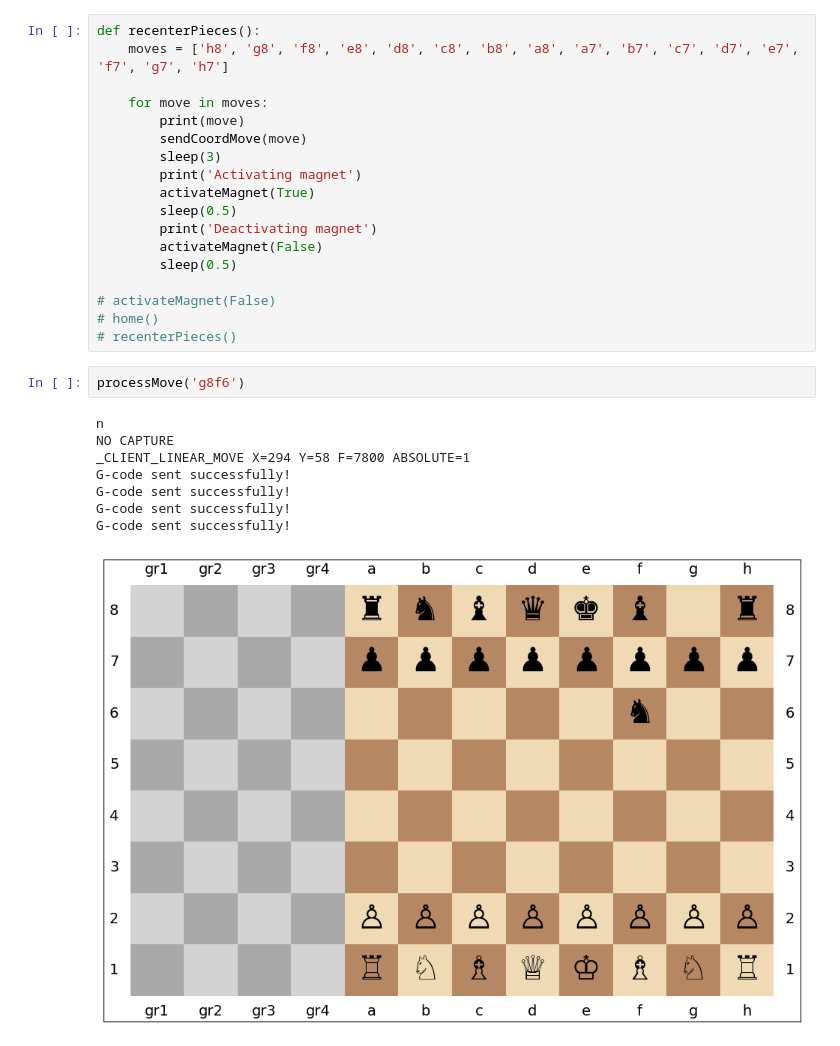
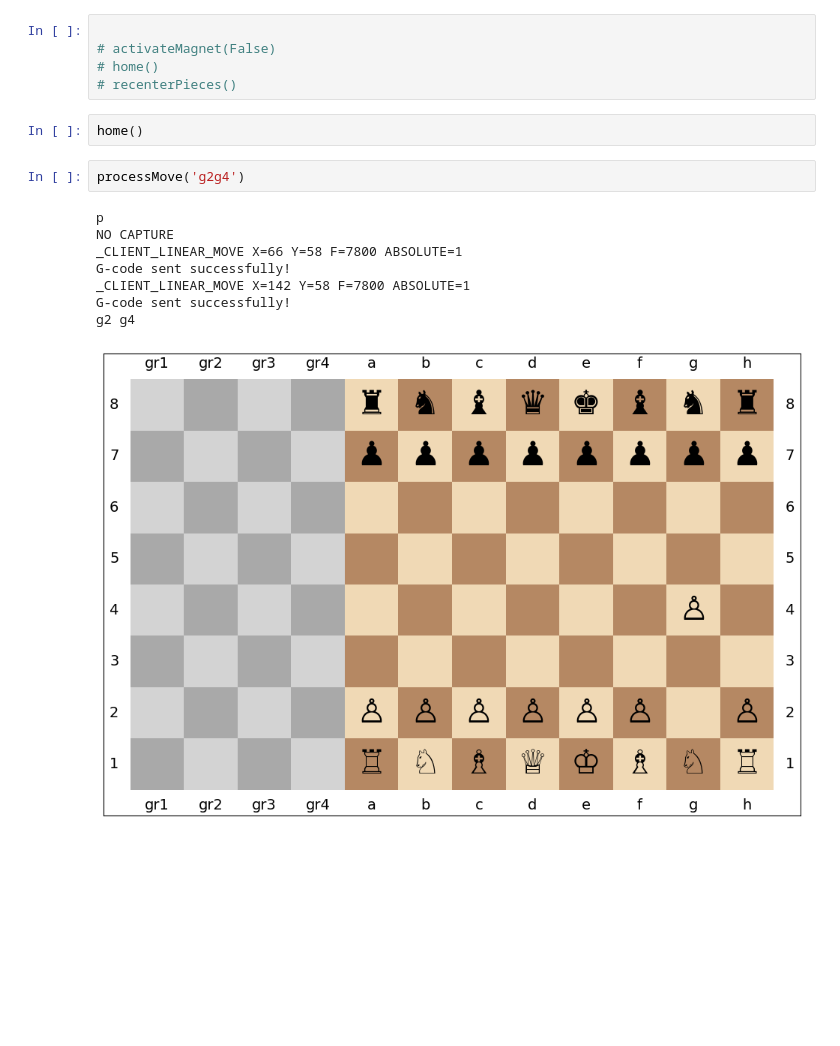
Before and after one commit to liamault/autochess, a Jupyter notebook: processMoveTest.ipynb, the cells around one changed output. Saved outputs shown, nothing was run; the diff lists cells and outputs as text; blank space fills up the shorter version.

Commit message:
Combined the process move file

```diff
--- a/processMoveTest.ipynb
+++ b/processMoveTest.ipynb
@@ -315,30 +300,19 @@ def processMove(move):
-# %%
-def recenterPieces():
-    moves = ['h8', 'g8', 'f8', 'e8', 'd8', 'c8', 'b8', 'a8', 'a7', 'b7', 'c7', 'd7', 'e7', 'f7', 'g7', 'h7']
-
-    for move in moves:
-        print(move)
-        sendCoordMove(move)
-        sleep(3)
-        print('Activating magnet')
-        activateMagnet(True)
-        sleep(0.5)
-        print('Deactivating magnet')
-        activateMagnet(False)
-        sleep(0.5)
-
-# activateMagnet(False)
-# home()
-# recenterPieces()
+# %%
+
+# activateMagnet(False)
+# home()
+# recenterPieces()
+# %%
+home()
 # %%
-processMove('g8f6')
+processMove('g2g4')
 # %% [output]
-n
+p
 NO CAPTURE
-_CLIENT_LINEAR_MOVE X=294 Y=58 F=7800 ABSOLUTE=1
+_CLIENT_LINEAR_MOVE X=66 Y=58 F=7800 ABSOLUTE=1
 G-code sent successfully!
+_CLIENT_LINEAR_MOVE X=142 Y=58 F=7800 ABSOLUTE=1
 G-code sent successfully!
-G-code sent successfully!
-G-code sent successfully!
+g2 g4
-[figure, old version]
+[figure, new version]
 # %%
```
Also changed, not shown: parts of 16 cells of this notebook.
